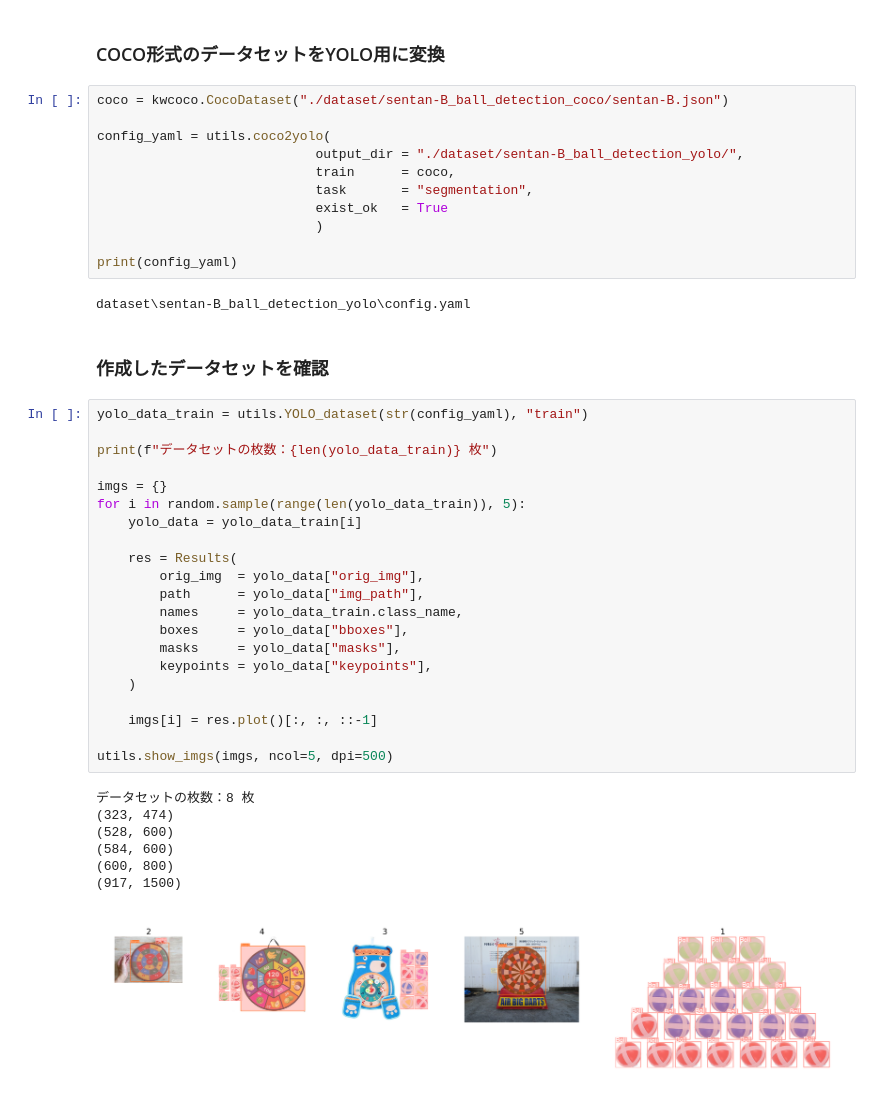
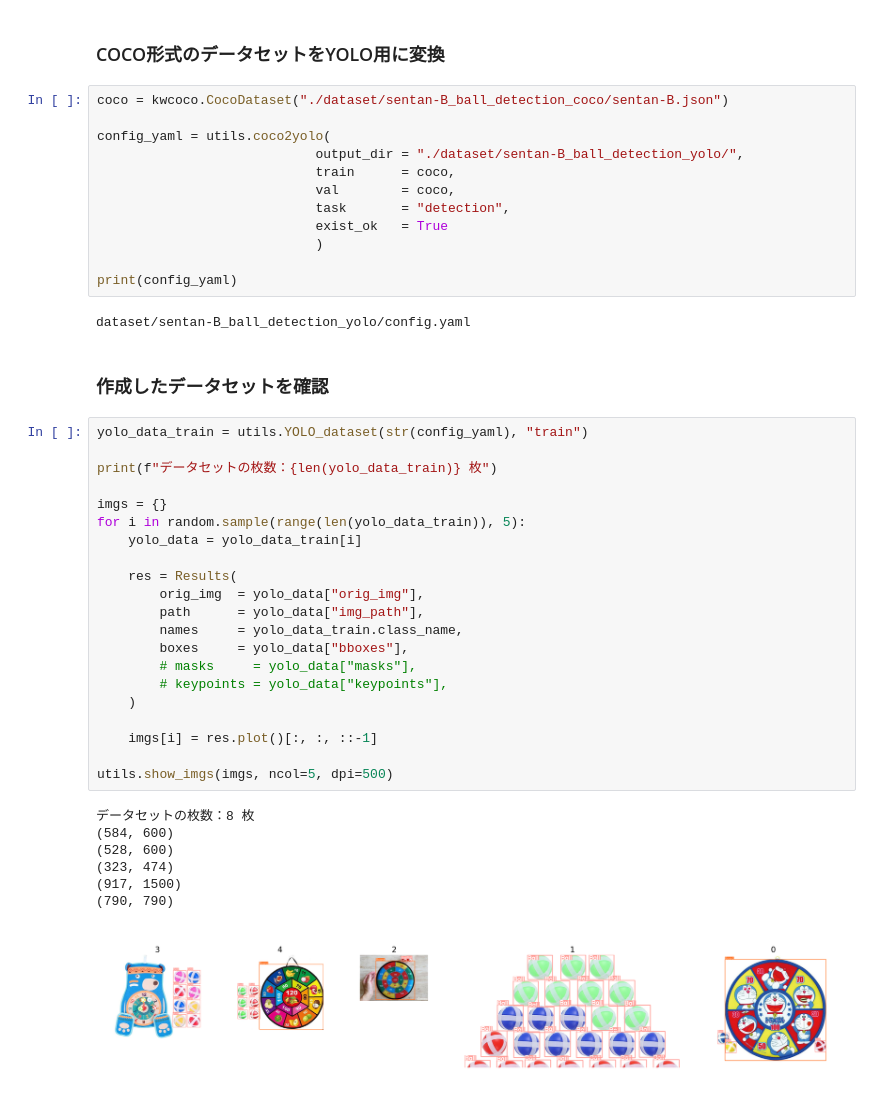
Before and after one commit to hrhrkeee/2023_sentan_B, a Jupyter notebook: 20230713_yolov8_train/01_COCO形式のデータセットをYOLO形式に変換.ipynb, the cells around one changed output. Cells and saved outputs as stored; diff of their text form.

```diff
--- a/20230713_yolov8_train/01_COCO形式のデータセットをYOLO形式に変換.ipynb
+++ b/20230713_yolov8_train/01_COCO形式のデータセットをYOLO形式に変換.ipynb
@@ -17,41 +17,42 @@ coco = kwcoco.CocoDataset("./dataset/sentan-B_ball_detection_coco/sentan-B.json"
 config_yaml = utils.coco2yolo(
                             output_dir = "./dataset/sentan-B_ball_detection_yolo/",
                             train      = coco,
-                            task       = "segmentation",
+                            val        = coco,
+                            task       = "detection",
                             exist_ok   = True
                             )
 
 print(config_yaml)
 # %% [output]
-dataset\sentan-B_ball_detection_yolo\config.yaml
+dataset/sentan-B_ball_detection_yolo/config.yaml
 # %% [markdown]
 ### 作成したデータセットを確認
 # %%
 yolo_data_train = utils.YOLO_dataset(str(config_yaml), "train")
 
 print(f"データセットの枚数：{len(yolo_data_train)} 枚")
 
 imgs = {}
 for i in random.sample(range(len(yolo_data_train)), 5):
     yolo_data = yolo_data_train[i]
 
     res = Results(
         orig_img  = yolo_data["orig_img"],
         path      = yolo_data["img_path"],
         names     = yolo_data_train.class_name,
         boxes     = yolo_data["bboxes"],
-        masks     = yolo_data["masks"],
-        keypoints = yolo_data["keypoints"],
+        # masks     = yolo_data["masks"],
+        # keypoints = yolo_data["keypoints"],
     )
 
     imgs[i] = res.plot()[:, :, ::-1]
 
 utils.show_imgs(imgs, ncol=5, dpi=500)
 # %% [output]
 データセットの枚数：8 枚
+(584, 600)
+(528, 600)
 (323, 474)
-(528, 600)
-(584, 600)
-(600, 800)
 (917, 1500)
+(790, 790)
-[figure, old version]
+[figure, new version]
```
Also changed, not shown: 11 other files.
